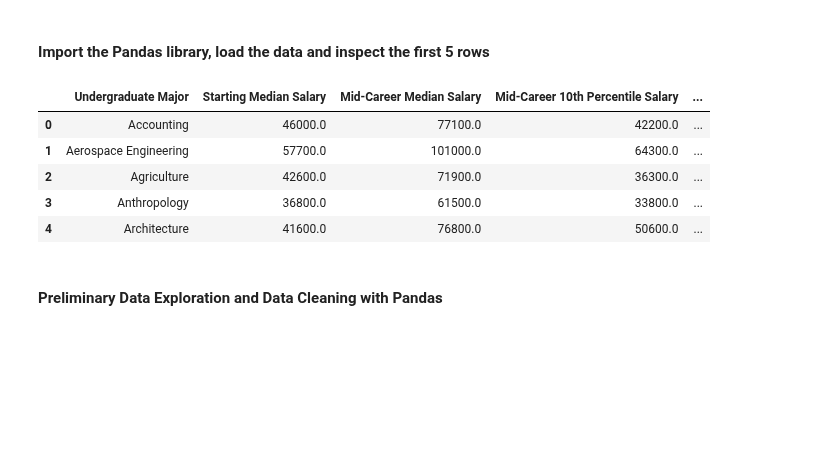
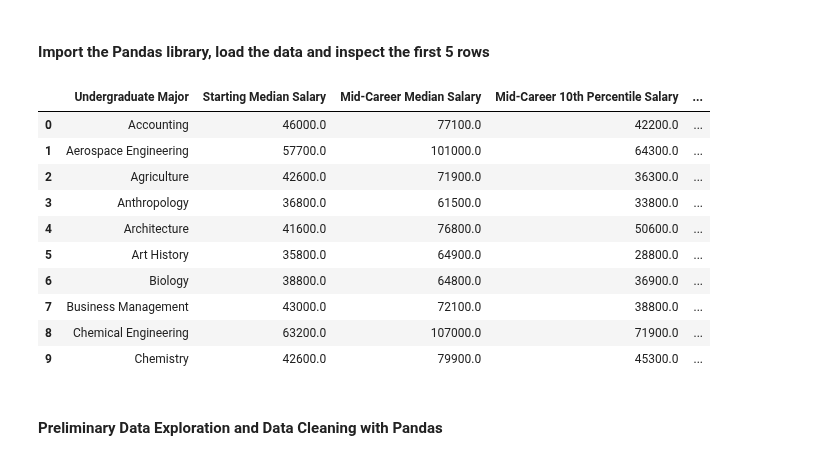
Before and after one commit to ernestasena/100DaysofCodeDataScienceParts, a Jupyter notebook: Day 071 (Data Exploration with Pandas)/data_exploration.ipynb, the cells around one changed output. Saved outputs shown, nothing was run; the diff lists cells and outputs as text; code cells hidden in the pictures; blank space fills up the shorter version.

```diff
--- a/Day 071 (Data Exploration with Pandas)/data_exploration.ipynb
+++ b/Day 071 (Data Exploration with Pandas)/data_exploration.ipynb
@@ -7,14 +7,19 @@ import pandas as pd
 # %%
 df = pd.read_csv('salaries_by_college_major.csv')
 # %%
-df.head()
+df.head(10)
 # %% [output]
 |  | Undergraduate Major | Starting Median Salary | Mid-Career Median Salary | Mid-Career 10th Percentile Salary | ... |
 | 0 | Accounting | 46000.0 | 77100.0 | 42200.0 | ... |
 | 1 | Aerospace Engineering | 57700.0 | 101000.0 | 64300.0 | ... |
 | 2 | Agriculture | 42600.0 | 71900.0 | 36300.0 | ... |
 | 3 | Anthropology | 36800.0 | 61500.0 | 33800.0 | ... |
 | 4 | Architecture | 41600.0 | 76800.0 | 50600.0 | ... |
+| 5 | Art History | 35800.0 | 64900.0 | 28800.0 | ... |
+| 6 | Biology | 38800.0 | 64800.0 | 36900.0 | ... |
+| 7 | Business Management | 43000.0 | 72100.0 | 38800.0 | ... |
+| 8 | Chemical Engineering | 63200.0 | 107000.0 | 71900.0 | ... |
+| 9 | Chemistry | 42600.0 | 79900.0 | 45300.0 | ... |
 # %% [markdown]
 #### Preliminary Data Exploration and Data Cleaning with Pandas
 # %% [markdown]
```
Also changed, not shown: 1 other file.
